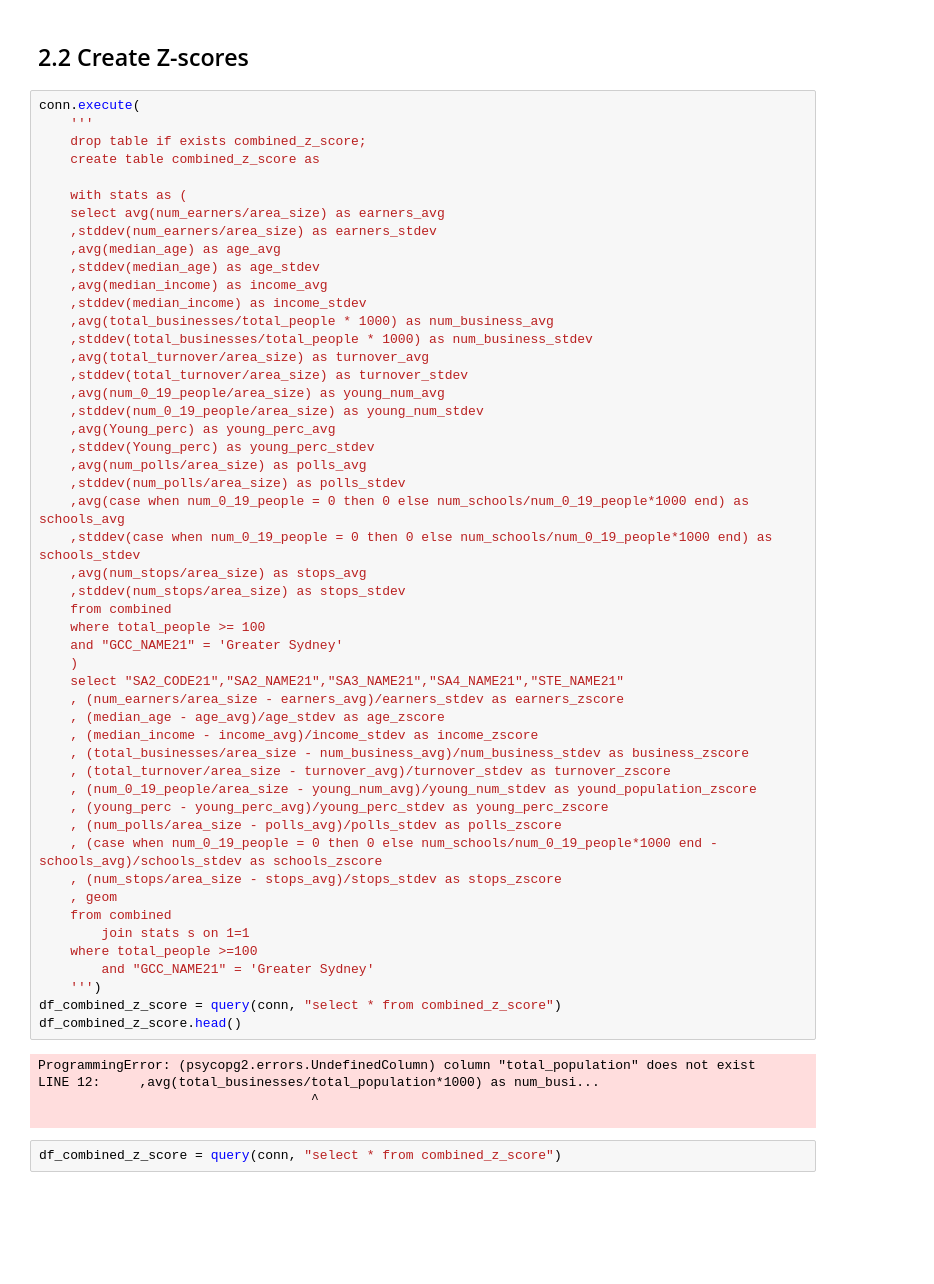
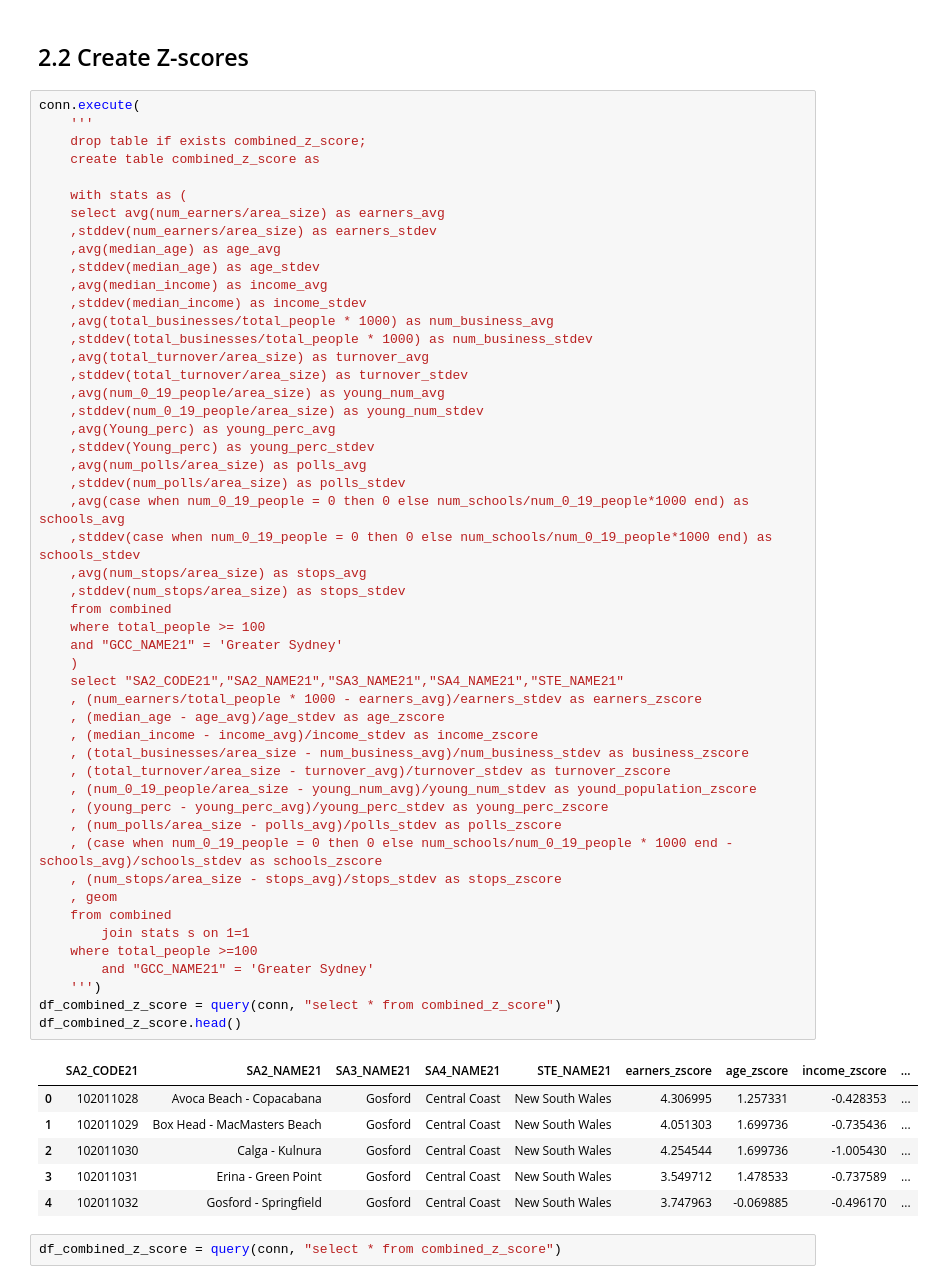
Before and after one commit to MichelangeloNardi/DATA2901--2024S1, a Jupyter notebook: Data Validation_JL.ipynb, the cells around one changed output. Drawn from its saved outputs; the diff is of its cells as text; blank space fills up the shorter version.

```diff
--- a/Data Validation_JL.ipynb
+++ b/Data Validation_JL.ipynb
@@ -1242,39 +1242,41 @@ conn.execute(
     ,avg(Young_perc) as young_perc_avg
     ,stddev(Young_perc) as young_perc_stdev
     ,avg(num_polls/area_size) as polls_avg
     ,stddev(num_polls/area_size) as polls_stdev
     ,avg(case when num_0_19_people = 0 then 0 else num_schools/num_0_19_people*1000 end) as schools_avg
     ,stddev(case when num_0_19_people = 0 then 0 else num_schools/num_0_19_people*1000 end) as schools_stdev
     ,avg(num_stops/area_size) as stops_avg
     ,stddev(num_stops/area_size) as stops_stdev
     from combined
     where total_people >= 100
     and "GCC_NAME21" = 'Greater Sydney'
     )
     select "SA2_CODE21","SA2_NAME21","SA3_NAME21","SA4_NAME21","STE_NAME21"
-    , (num_earners/area_size - earners_avg)/earners_stdev as earners_zscore
+    , (num_earners/total_people * 1000 - earners_avg)/earners_stdev as earners_zscore
     , (median_age - age_avg)/age_stdev as age_zscore
     , (median_income - income_avg)/income_stdev as income_zscore
     , (total_businesses/area_size - num_business_avg)/num_business_stdev as business_zscore
     , (total_turnover/area_size - turnover_avg)/turnover_stdev as turnover_zscore
     , (num_0_19_people/area_size - young_num_avg)/young_num_stdev as yound_population_zscore
     , (young_perc - young_perc_avg)/young_perc_stdev as young_perc_zscore
     , (num_polls/area_size - polls_avg)/polls_stdev as polls_zscore
-    , (case when num_0_19_people = 0 then 0 else num_schools/num_0_19_people*1000 end - schools_avg)/schools_stdev as schools_zscore
+    , (case when num_0_19_people = 0 then 0 else num_schools/num_0_19_people * 1000 end - schools_avg)/schools_stdev as schools_zscore
     , (num_stops/area_size - stops_avg)/stops_stdev as stops_zscore
     , geom
     from combined
 		join stats s on 1=1
     where total_people >=100
 		and "GCC_NAME21" = 'Greater Sydney'
     ''')
 df_combined_z_score = query(conn, "select * from combined_z_score")
 df_combined_z_score.head()
 # %% [output]
-ProgrammingError: (psycopg2.errors.UndefinedColumn) column "total_population" does not exist
-LINE 12:     ,avg(total_businesses/total_population*1000) as num_busi...
-                                   ^
-
+|  | SA2_CODE21 | SA2_NAME21 | SA3_NAME21 | SA4_NAME21 | STE_NAME21 | earners_zscore | age_zscore | income_zscore | ... |
+| 0 | 102011028 | Avoca Beach - Copacabana | Gosford | Central Coast | New South Wales | 4.306995 | 1.257331 | -0.428353 | ... |
+| 1 | 102011029 | Box Head - MacMasters Beach | Gosford | Central Coast | New South Wales | 4.051303 | 1.699736 | -0.735436 | ... |
+| 2 | 102011030 | Calga - Kulnura | Gosford | Central Coast | New South Wales | 4.254544 | 1.699736 | -1.005430 | ... |
+| 3 | 102011031 | Erina - Green Point | Gosford | Central Coast | New South Wales | 3.549712 | 1.478533 | -0.737589 | ... |
+| 4 | 102011032 | Gosford - Springfield | Gosford | Central Coast | New South Wales | 3.747963 | -0.069885 | -0.496170 | ... |
 # %%
 df_combined_z_score = query(conn, "select * from combined_z_score")
 # %%
```
Also changed, not shown: parts of 7 cells of this notebook, 1 other file.
